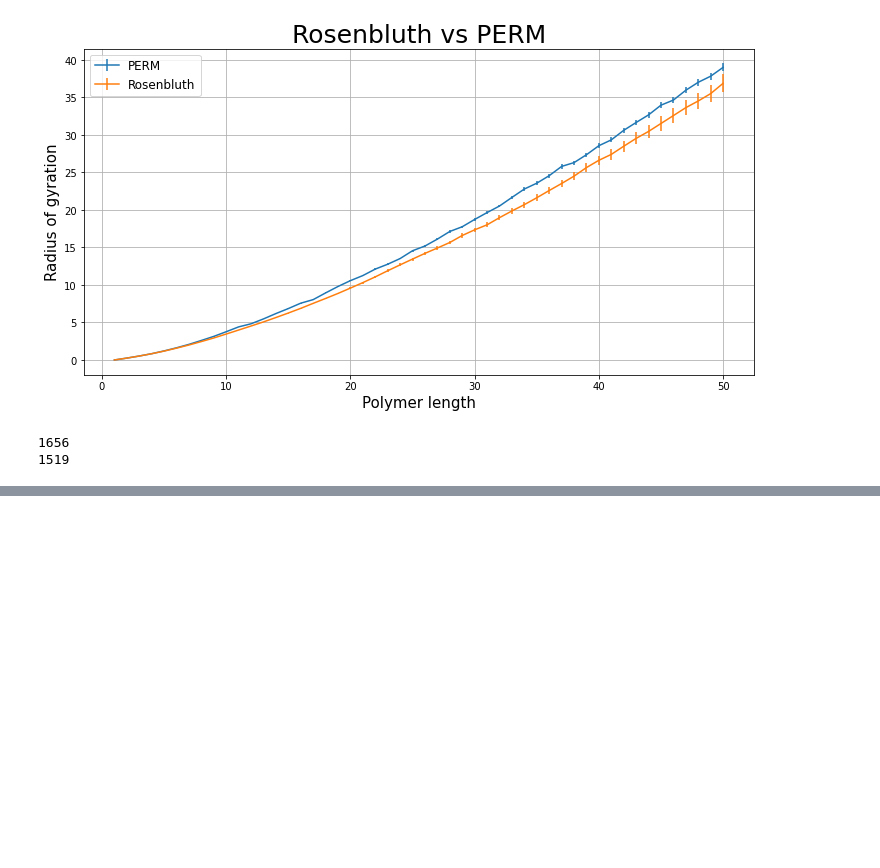
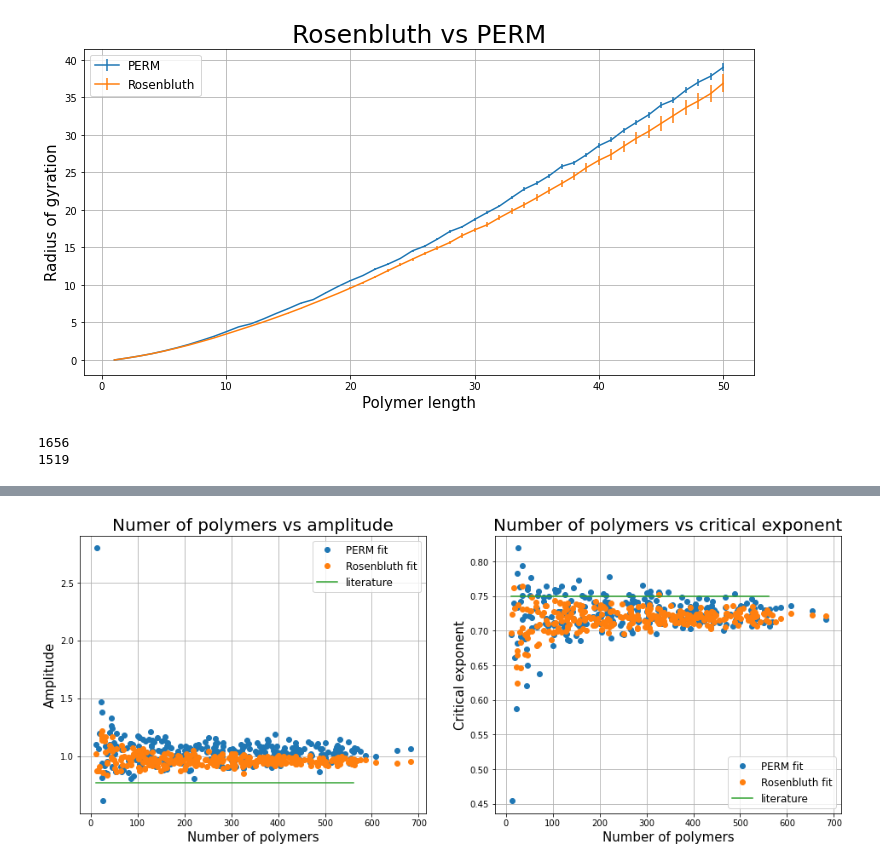
Before and after one commit to MG299792458/CompPhysProj2, a Jupyter notebook: Validation-Copy1.ipynb, the cells around one changed output, grey strips where cells are left out. Cells and saved outputs as stored; diff of their text form; code cells hidden in the pictures; blank space fills up the shorter version.

Commit message:
The fitted amplitude and critical exponent for different polymer lengths

```diff
--- a/Validation-Copy1.ipynb
+++ b/Validation-Copy1.ipynb
@@ -657,20 +672,27 @@ def Rosenbluth_vs_PERM(dim, origin, length, N, cplus):
     PERM_mod.PERM(N, cplus, L)
 
     PERM_lengths = [polymer.chain_length for polymer in PERM_mod.polymers]
-    num_L = PERM_lengths.count(L)
+    max_L = max(PERM_lengths)
+    num_L = PERM_lengths.count(max_L)
 
     Rosen_mod = Dish(dim, origin)
     Rosen_mod.find_N_polymer(num_L, L)
 
     PERM_e2e = expect_observ(PERM_mod.end_to_end, PERM_mod.weights)
     PERM_er_e2e = error_observ(PERM_mod.end_to_end, PERM_mod.weights, PERM_L)
-    PERM_gy = expect_observ(PERM_mod.gyration, PERM_mod.weights)
-    PERM_er_gy = error_observ(PERM_mod.gyration, PERM_mod.weights, PERM_L)
+    #PERM_gy = expect_observ(PERM_mod.gyration, PERM_mod.weights)
+    #PERM_er_gy = error_observ(PERM_mod.gyration, PERM_mod.weights, PERM_L)
 
     Rosen_mod.analyse_polymers(L)
     Rosen_e2e = expect_observ(Rosen_mod.end_to_end, Rosen_mod.weights)
     Rosen_er_e2e = error_observ(Rosen_mod.end_to_end, Rosen_mod.weights, PERM_L)
-    Rosen_gy = expect_observ(Rosen_mod.gyration, Rosen_mod.weights)
-    Rosen_er_gy = error_observ(Rosen_mod.gyration, Rosen_mod.weights, PERM_L)
+    #Rosen_gy = expect_observ(Rosen_mod.gyration, Rosen_mod.weights)
+    #Rosen_er_gy = error_observ(Rosen_mod.gyration, Rosen_mod.weights, PERM_L)
 
-    return PERM_mod, Rosen_mod, PERM_e2e, Rosen_e2e, PERM_er_e2e, Rosen_er_e2e, PERM_gy, Rosen_gy, PERM_er_gy, Rosen_er_gy
+    a, PERM_val, b, c, d = fit_observ_error(PERM_e2e, PERM_er_e2e)
+    #PERM_fit_gy = fit_observ_error()
+    a, Rosen_val, b, c, d = fit_observ_error(Rosen_e2e, Rosen_er_e2e)
+    #Rosen_fit_gy =
+
+    return max_L, num_L, PERM_val, Rosen_val
+    #return PERM_mod, Rosen_mod, PERM_e2e, Rosen_e2e, PERM_er_e2e, Rosen_er_e2e, PERM_gy, Rosen_gy, PERM_er_gy, Rosen_er_gy
@@ -676,0 +757,28 @@ def Rosenbluth_vs_PERM(dim, origin, length, N, cplus):
+# %%
+a = np.array([0.771, 0.771])
+b = np.array([3/4, 3/4])
+expect_x = np.array([select_L[0], select_L[-1]])
+
+plt.figure(figsize=[16,6])
+plt.subplot(121)
+plt.plot(select_L, PERM_a, 'o', label='PERM fit')
+plt.plot(select_L, Rosen_a, 'o', label='Rosenbluth fit')
+plt.plot(expect_x, a, label='literature')
+plt.grid()
+plt.legend(loc='best', fontsize='large')
+plt.xlabel('Number of polymers', fontsize=15)
+plt.ylabel('Amplitude', fontsize=15)
+plt.title('Numer of polymers vs amplitude', fontsize=20)
+plt.subplot(122)
+plt.plot(select_L, PERM_b, 'o', label='PERM fit')
+plt.plot(select_L, Rosen_b, 'o', label='Rosenbluth fit')
+plt.plot(expect_x, b, label='literature')
+plt.grid()
+plt.legend(loc='lower right', fontsize='large')
+plt.xlabel('Number of polymers', fontsize=15)
+plt.ylabel('Critical exponent', fontsize=15)
+plt.title('Number of polymers vs critical exponent', fontsize=20)
+plt.savefig("Figures/Amplitude_and_critical_exponent_at_different_lengths.pdf")
+plt.show()
+# %% [output]
+[figure, added]
```
Also changed, not shown: parts of 5 cells of this notebook, 1 other file.
